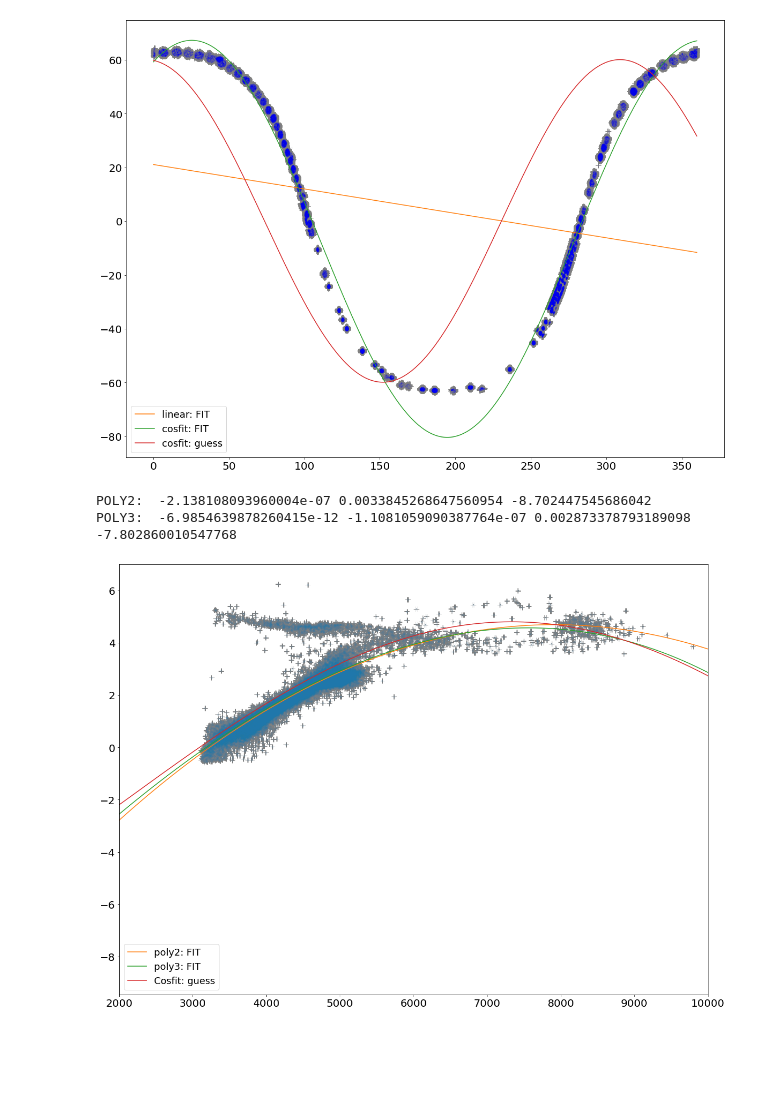
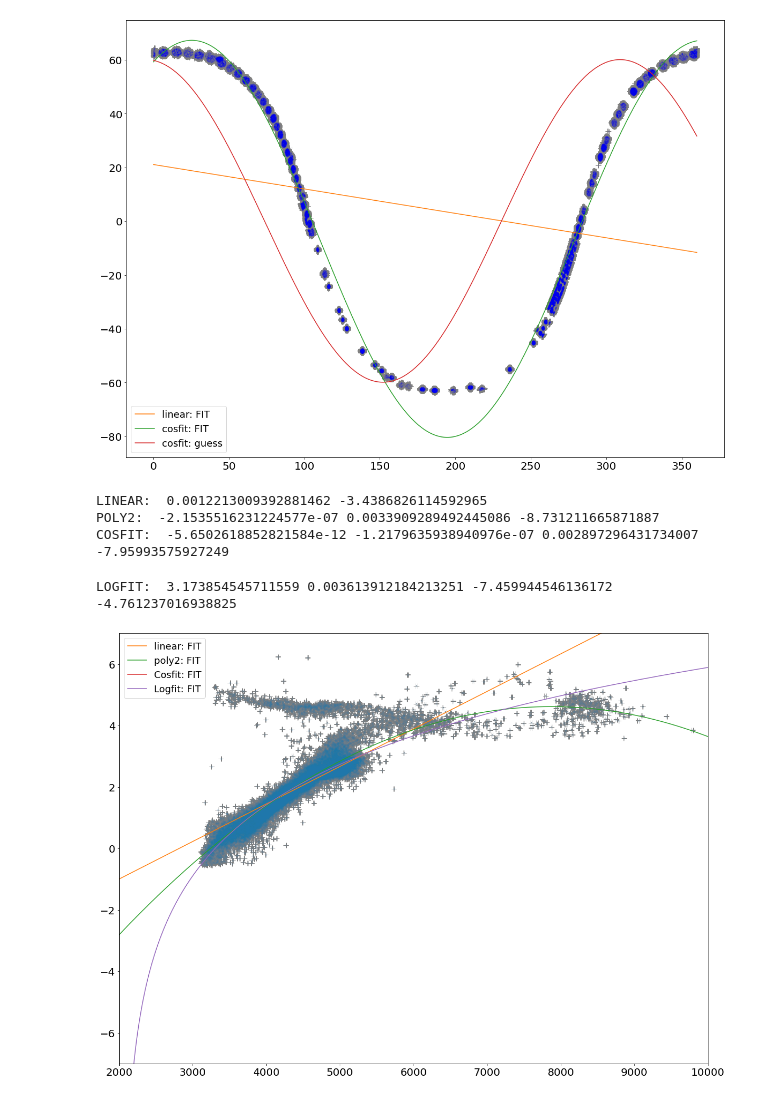
Before and after one commit to Firsttimecoding/Github-PHYS20323, a Jupyter notebook: homework/Week11_HWb.ipynb, the cells around one changed output. Saved outputs shown, nothing was run; the diff lists cells and outputs as text; code cells hidden in the pictures; blank space fills up the shorter version.

```diff
--- a/homework/Week11_HWb.ipynb
+++ b/homework/Week11_HWb.ipynb
@@ -248,52 +248,67 @@ ax_2.errorbar((star['TEFF'][cut2]),star['LogG'][cut2], xerr=(star['TEFF'][cut2]/
 ax_2.xaxis.set_tick_params(labelsize=20)
 ax_2.yaxis.set_tick_params(labelsize=20)
 
-## Linear Fit: Hide for now
+## Linear Fit:
 
-#slope, intercept = mcFit2(linear, star['TEFF'][cut2], star['LogG'][cut2], star['TEFF'][cut2]/1000, star['LogG'][cut2]/1000)
-#print("LINEAR: ",slope, intercept)
+slope, intercept = mcFit2(linear, star['TEFF'][cut2], star['LogG'][cut2], star['TEFF'][cut2]/1000, star['LogG'][cut2]/1000)
+print("LINEAR: ",slope, intercept)
 
 ## Polynomial degree 2 Fit:
 
 param1, param2, param3 = mcFit3(poly2, star['TEFF'][cut2], star['LogG'][cut2], star['TEFF'][cut2]/1000, star['LogG'][cut2]/1000)
 print("POLY2: ", param1, param2,param3)
 
 ## Polynomial degree 3 Fit:
 
-param1_2, param2_2, param3_2, param4_2 = mcFit4(poly3, star['TEFF'][cut2], star['LogG'][cut2], star['TEFF'][cut2]/1000, star['LogG'][cut2]/1000)
-print("POLY3: ", param1_2, param2_2,param3_2, param4_2)
+# Hide for now: param1_2, param2_2, param3_2, param4_2 = mcFit4(poly3, star['TEFF'][cut2], star['LogG'][cut2], star['TEFF'][cut2]/1000, star['LogG'][cut2]/1000)
+               #print("POLY3: ", param1_2, param2_2,param3_2, param4_2)
 
 ## Exponential Fit: looks like it won't work. Maybe test later.
 
 #(param1_3, param2_3, param3_3, param4_3 = mcFit4(exponential, star['TEFF'][cut2], star['LogG'][cut2], star['TEFF'][cut2]/1000, star['LogG'][cut2]/1000))
 #(print("EXPONENTIAL: ", param1_3, param2_3,param3_3, param4_3))
 
 ## Cosine Fit:
 
-#Hide for now:param1_4, param2_4, param3_4, param4_4 = mcFit4(poly3, star['TEFF'][cut2], star['LogG'][cut2], star['TEFF'][cut2]/1000, star['LogG'][cut2]/1000, p0 = [5,0.0003,-2.2,0.4])
-              #print("COSFIT: ", param1_4, param2_4,param3_4, param4_4)
+param1_4, param2_4, param3_4, param4_4 = mcFit4(poly3, star['TEFF'][cut2], star['LogG'][cut2], star['TEFF'][cut2]/1000, star['LogG'][cut2]/1000, p0 = [5,0.0003,-2.2,0.4])
+print("COSFIT: ", param1_4, param2_4,param3_4, param4_4)
+
+## Log Fit:
+
+param1_5, param2_5, param3_5, param4_5 = mcFit4(logfit, star['TEFF'][cut2], star['LogG'][cut2], star['TEFF'][cut2]/1000, star['LogG'][cut2]/1000, p0=[4.5,0.002,3.7,-9.1])
+print("LOGFIT: ", param1_5, param2_5, param3_5, param4_5)
+
 
 # PLOT FITS
 x_plot = np.linspace(0,10000,10000) # X-PLOTING FOR FITS
-#linear fit: hide for now
-#ax_2.plot(x_plot,linear(x_plot, slope, intercept), label='linear: FIT')
+#linear fit:
+ax_2.plot(x_plot,linear(x_plot, slope, intercept), label='linear: FIT')
 #poly2 fit:
 ax_2.plot(x_plot,poly2(x_plot, param1, param2, param3), label='poly2: FIT')
-#poly3 fit
-ax_2.plot(x_plot,poly3(x_plot, param1_2, param2_2, param3_2, param4_2), label='poly3: FIT')
+#poly3 fit:
+# hide for now: ax_2.plot(x_plot,poly3(x_plot, param1_2, param2_2, param3_2, param4_2), label='poly3: FIT')
 
 #exponential fit:
-# hide for nowax_2.plot(x_plot,exponential(x_plot, param1_3, param2_3, param3_3, param4_3), label='Exponential: FIT')
+# hide for now: ax_2.plot(x_plot,exponential(x_plot, param1_3, param2_3, param3_3, param4_3), label='Exponential: FIT')
 
-#cosfit plot
-# hide for now: ax_2.plot(x_plot,cosfit(x_plot, param1_4, param2_4, param3_4, param4_4), label='Cosfit: FIT')
-ax_2.plot(x_plot,cosfit(x_plot, 6.8, 0.0003, -2.2, -2), label='Cosfit: guess')
+#cosfit plot:
+ax_2.plot(x_plot,cosfit(x_plot, param1_4, param2_4, param3_4, param4_4), label='Cosfit: FIT')
+
+#cosfit guess plot:
+# hide for now: ax_2.plot(x_plot,cosfit(x_plot, 6.8, 0.0003, -2.2, -2), label='Cosfit: guess')
+# logfit guess plot:
+# Hide for now: ax_2.plot(x_plot,logfit(x_plot, 4.5, 0.002, 3.7, -9.1), label='Logfit: guess')
+#logfit plot:
+ax_2.plot(x_plot,logfit(x_plot, param1_5, param2_5, param3_5, param4_5), label='Logfit: FIT')
 
 ax_2.set_xlim(2000,10000)
+ax_2.set_ylim(-7, 7)
 
 plt.legend(loc='best', fontsize=18)
 plt.show()
 # %% [output]
-POLY2:  -2.138108093960004e-07 0.0033845268647560954 -8.702447545686042
-POLY3:  -6.9854639878260415e-12 -1.1081059090387764e-07 0.002873378793189098 -7.802860010547768
+LINEAR:  0.0012213009392881462 -3.4386826114592965
+POLY2:  -2.1535516231224577e-07 0.0033909289492445086 -8.731211665871887
+COSFIT:  -5.6502618852821584e-12 -1.2179635938940976e-07 0.002897296431734007 -7.95993575927249
+LOGFIT:  3.173854545711559 0.003613912184213251 -7.459944546136172 -4.761237016938825
-[figure, old version]
+[figure, new version]
```
